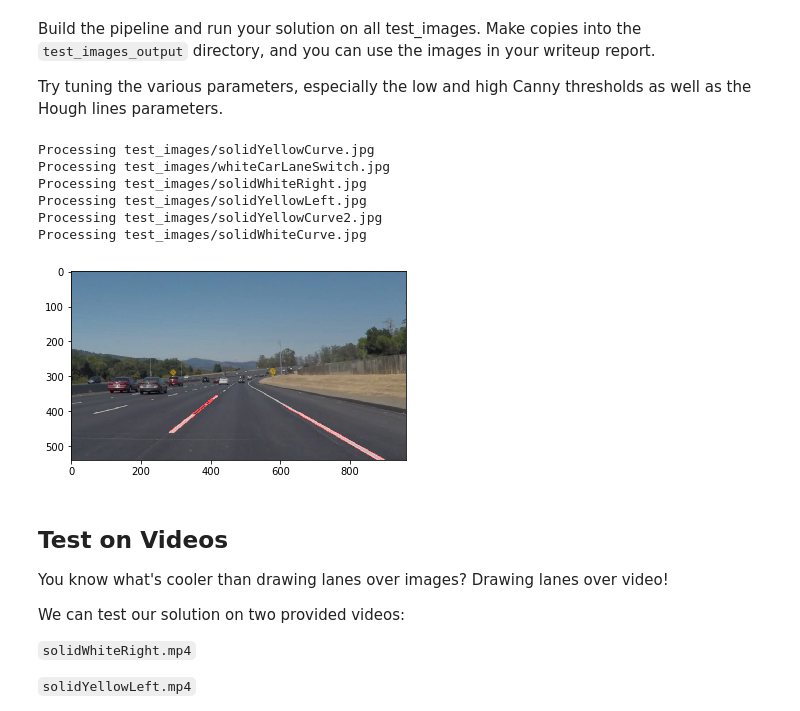
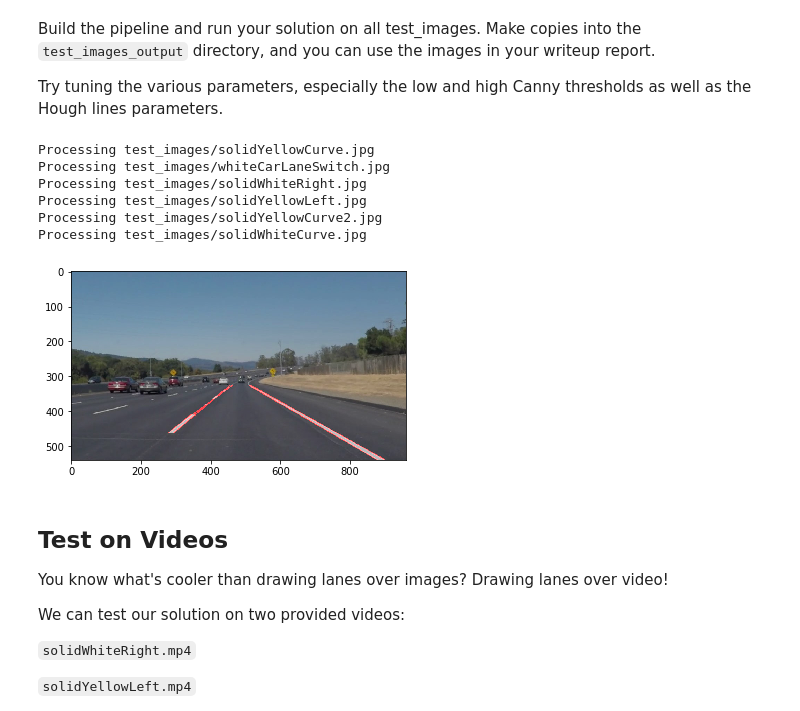
Before and after one commit to sameerppatil/CarND-Lane-Finding, a Jupyter notebook: P1.ipynb, the cells around one changed output. Drawn from its saved outputs; the diff is of its cells as text; code cells hidden in the pictures.

```diff
--- a/P1.ipynb
+++ b/P1.ipynb
@@ -208,42 +208,42 @@ def process_individual_frame(image):
 
     # creating here a image mask
     a = (0, image.shape[0])
-    b = (image.shape[1]/2 - (image.shape[0] * 0.08), image.shape[0]/2 + (image.shape[1] * 0.08))
-    c = (image.shape[1]/2 + (image.shape[0] * 0.08), image.shape[0]/2 + (image.shape[1] * 0.08))
+    b = (image.shape[1]/2 - (image.shape[0] * 0.08), image.shape[0]/2 + (image.shape[1] * 0.06))
+    c = (image.shape[1]/2 + (image.shape[0] * 0.08), image.shape[0]/2 + (image.shape[1] * 0.06))
     d = (image.shape[1], image.shape[0])
     vertices = np.array([[a, b, c, d]], dtype=np.int32)
 
     masked_edges = region_of_interest(edges, vertices)
 
     rho = 1 # distance resolution in pixels of the Hough grid
     theta = np.pi/180 # angular resolution in radians of the Hough grid
     threshold = 40 # minimum number of votes (intersections in Hough grid cell)
     min_line_len = 30 #minimum number of pixels making up a line
     max_line_gap = 200  # maximum gap in pixels between connectable line segments
 
     lines = hough_lines(masked_edges, rho, theta, threshold, min_line_len, max_line_gap)
 
     lines_edges = weighted_img(lines, image)
     plt.imshow(lines_edges)
     return lines_edges
 
 import os
 os.listdir("test_images/")
 test_images = os.listdir("test_images/")
 
 for each_inp in test_images:
     each_inp = "test_images/" + each_inp
     print ("Processing " + each_inp)
     image = mpimg.imread(each_inp)
     process_individual_frame(image)
 # %% [output]
 Processing test_images/solidYellowCurve.jpg
 Processing test_images/whiteCarLaneSwitch.jpg
 Processing test_images/solidWhiteRight.jpg
 Processing test_images/solidYellowLeft.jpg
 Processing test_images/solidYellowCurve2.jpg
 Processing test_images/solidWhiteCurve.jpg
-[figure, old version]
+[figure, new version]
 # %% [markdown]
 ## Test on Videos
 
```
Also changed, not shown: parts of 3 cells of this notebook.
